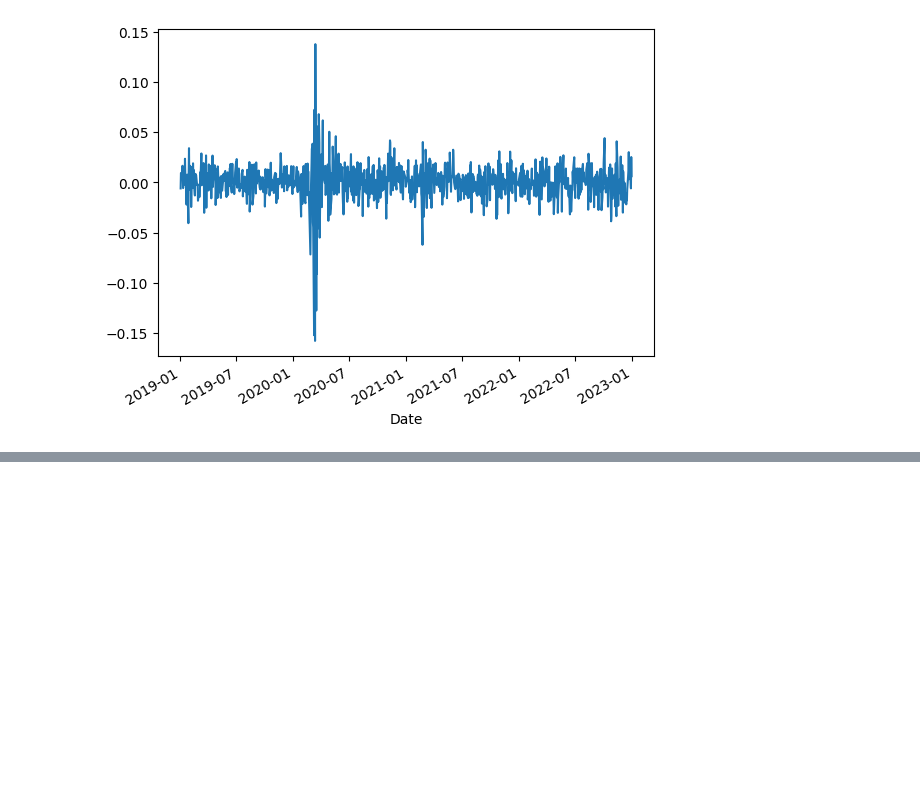
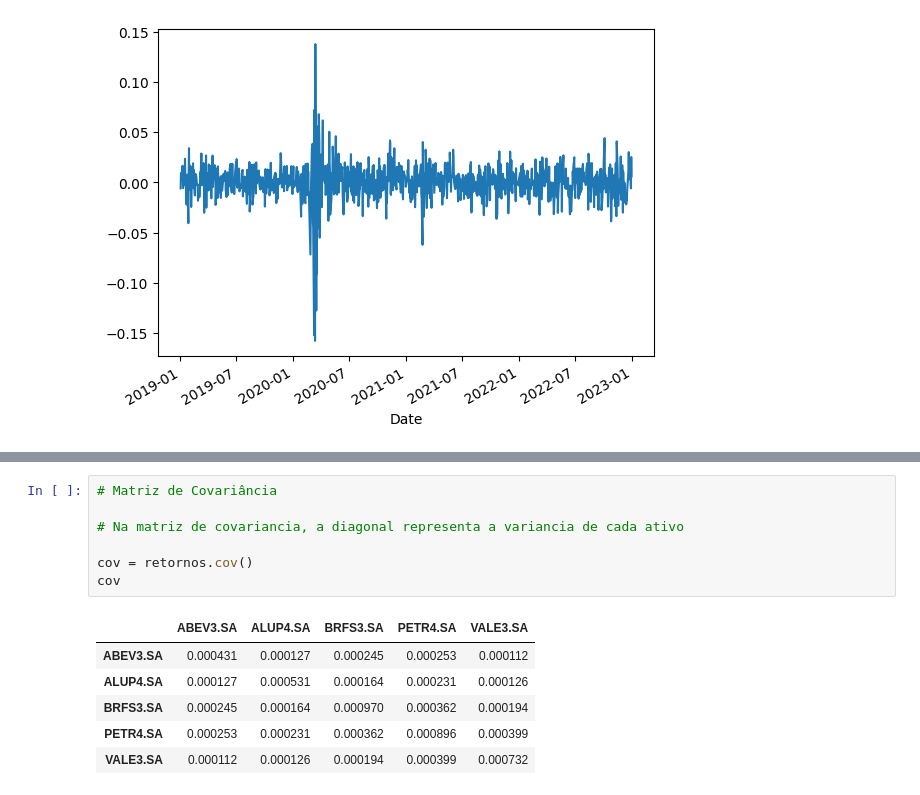
Before and after one commit to prisciladalepiane/analise_acoes_py, a Jupyter notebook: Inicio.ipynb, the cells around one changed output, grey strips where cells are left out. Cells and saved outputs as stored; diff of their text form; blank space fills up the shorter version.

```diff
--- a/Inicio.ipynb
+++ b/Inicio.ipynb
@@ -96,0 +92,14 @@ retornos
+# %%
+# Matriz de Covariância
+
+# Na matriz de covariancia, a diagonal representa a variancia de cada ativo
+
+cov = retornos.cov()
+cov
+# %% [output]
+|  | ABEV3.SA | ALUP4.SA | BRFS3.SA | PETR4.SA | VALE3.SA |
+| ABEV3.SA | 0.000431 | 0.000127 | 0.000245 | 0.000253 | 0.000112 |
+| ALUP4.SA | 0.000127 | 0.000531 | 0.000164 | 0.000231 | 0.000126 |
+| BRFS3.SA | 0.000245 | 0.000164 | 0.000970 | 0.000362 | 0.000194 |
+| PETR4.SA | 0.000253 | 0.000231 | 0.000362 | 0.000896 | 0.000399 |
+| VALE3.SA | 0.000112 | 0.000126 | 0.000194 | 0.000399 | 0.000732 |
```
Also changed, not shown: parts of 11 cells of this notebook.
